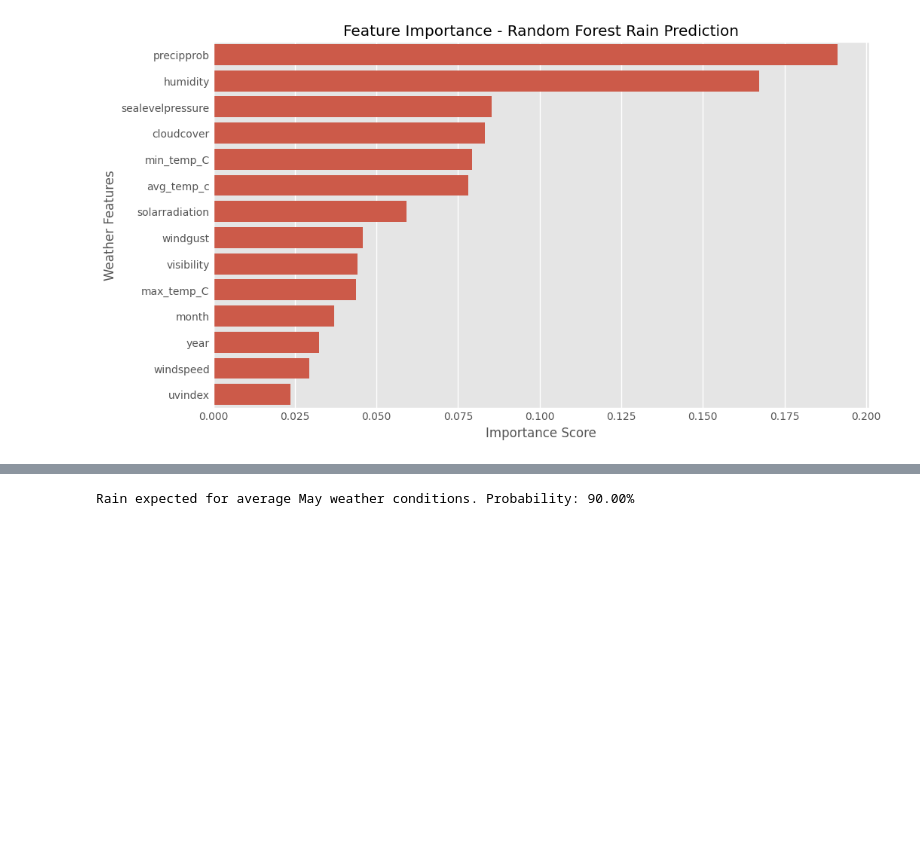
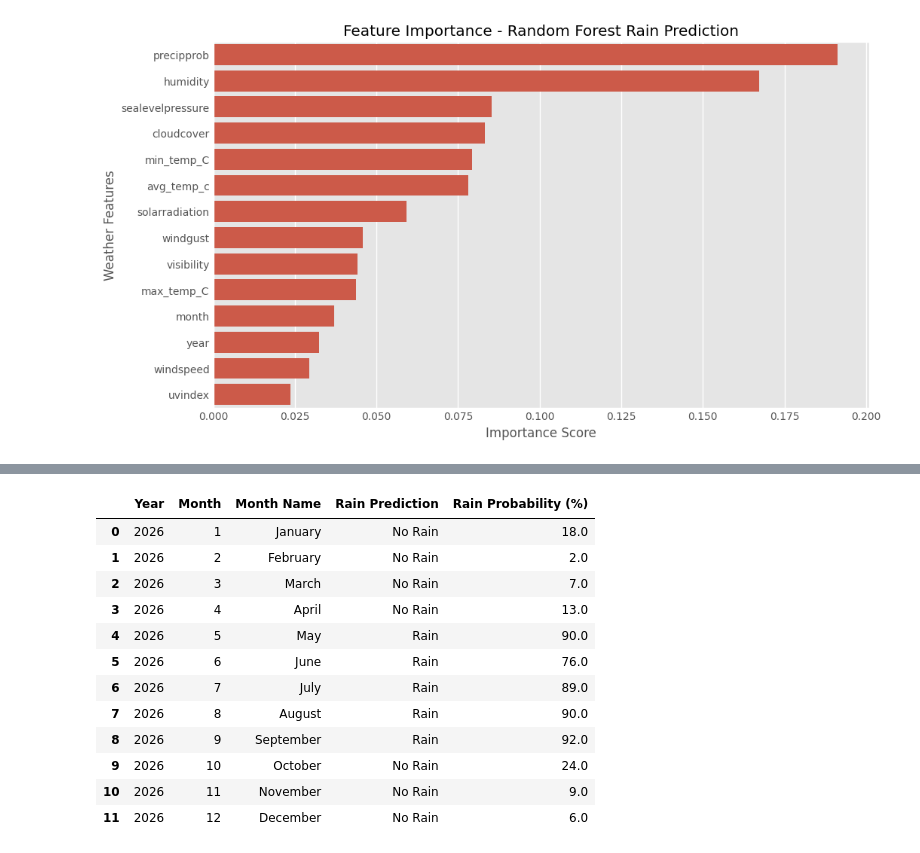
Before and after one commit to suyogkarki1/Rain-Prediction-, a Jupyter notebook: model1.ipynb, the cells around one changed output, grey strips where cells are left out. Saved outputs shown, nothing was run; the diff lists cells and outputs as text; code cells hidden in the pictures; blank space fills up the shorter version.

```diff
--- a/model1.ipynb
+++ b/model1.ipynb
@@ -1036,12 +1009,74 @@ df.head()
 # %%
-future_month_5_scaled = scaler.transform(future_month_5)
+import pandas as pd
 
-prediction = best_model.predict(future_month_5_scaled)
-probability = best_model.predict_proba(future_month_5_scaled)[:, 1]
+# Month names dictionary
+month_names = {
+    1: "January",
+    2: "February",
+    3: "March",
+    4: "April",
+    5: "May",
+    6: "June",
+    7: "July",
+    8: "August",
+    9: "September",
+    10: "October",
+    11: "November",
+    12: "December"
+}
 
-if prediction[0] == 1:
-    print(f"Rain expected for average May weather conditions. Probability: {probability[0] * 100:.2f}%")
-else:
-    print(f"No rain expected for average May weather conditions. Probability: {probability[0] * 100:.2f}%")
+# Empty list to store results
+monthly_predictions = []
+
+for m in range(1, 13):
+
+    # Calculate average historical weather values for each month
+    month_avg = df[df["month"] == m][X.columns].mean(numeric_only=True)
+
+    # Convert average values to dataframe
+    future_month = pd.DataFrame([month_avg])
+
+    # Set future year and month
+    future_month["year"] = 2026
+    future_month["month"] = m
+
+    # Keep same column order as training data
+    future_month = future_month[X.columns]
+
+    # Scale the future month data
+    future_month_scaled = scaler.transform(future_month)
+
+    # Predict rain/no rain
+    prediction = best_model.predict(future_month_scaled)
+
+    # Predict rain probability
+    probability = best_model.predict_proba(future_month_scaled)[:, 1]
+
+    # Store results
+    monthly_predictions.append({
+        "Year": 2026,
+        "Month": m,
+        "Month Name": month_names[m],
+        "Rain Prediction": "Rain" if prediction[0] == 1 else "No Rain",
+        "Rain Probability (%)": round(probability[0] * 100, 2)
+    })
+
+# Convert results into table
+monthly_prediction_df = pd.DataFrame(monthly_predictions)
+
+# Display final table
+monthly_prediction_df
 # %% [output]
-Rain expected for average May weather conditions. Probability: 90.00%
+|  | Year | Month | Month Name | Rain Prediction | Rain Probability (%) |
+| 0 | 2026 | 1 | January | No Rain | 18.0 |
+| 1 | 2026 | 2 | February | No Rain | 2.0 |
+| 2 | 2026 | 3 | March | No Rain | 7.0 |
+| 3 | 2026 | 4 | April | No Rain | 13.0 |
+| 4 | 2026 | 5 | May | Rain | 90.0 |
+| 5 | 2026 | 6 | June | Rain | 76.0 |
+| 6 | 2026 | 7 | July | Rain | 89.0 |
+| 7 | 2026 | 8 | August | Rain | 90.0 |
+| 8 | 2026 | 9 | September | Rain | 92.0 |
+| 9 | 2026 | 10 | October | No Rain | 24.0 |
+| 10 | 2026 | 11 | November | No Rain | 9.0 |
+| 11 | 2026 | 12 | December | No Rain | 6.0 |
```
Also changed, not shown: parts of 2 cells of this notebook, 1 other file.
